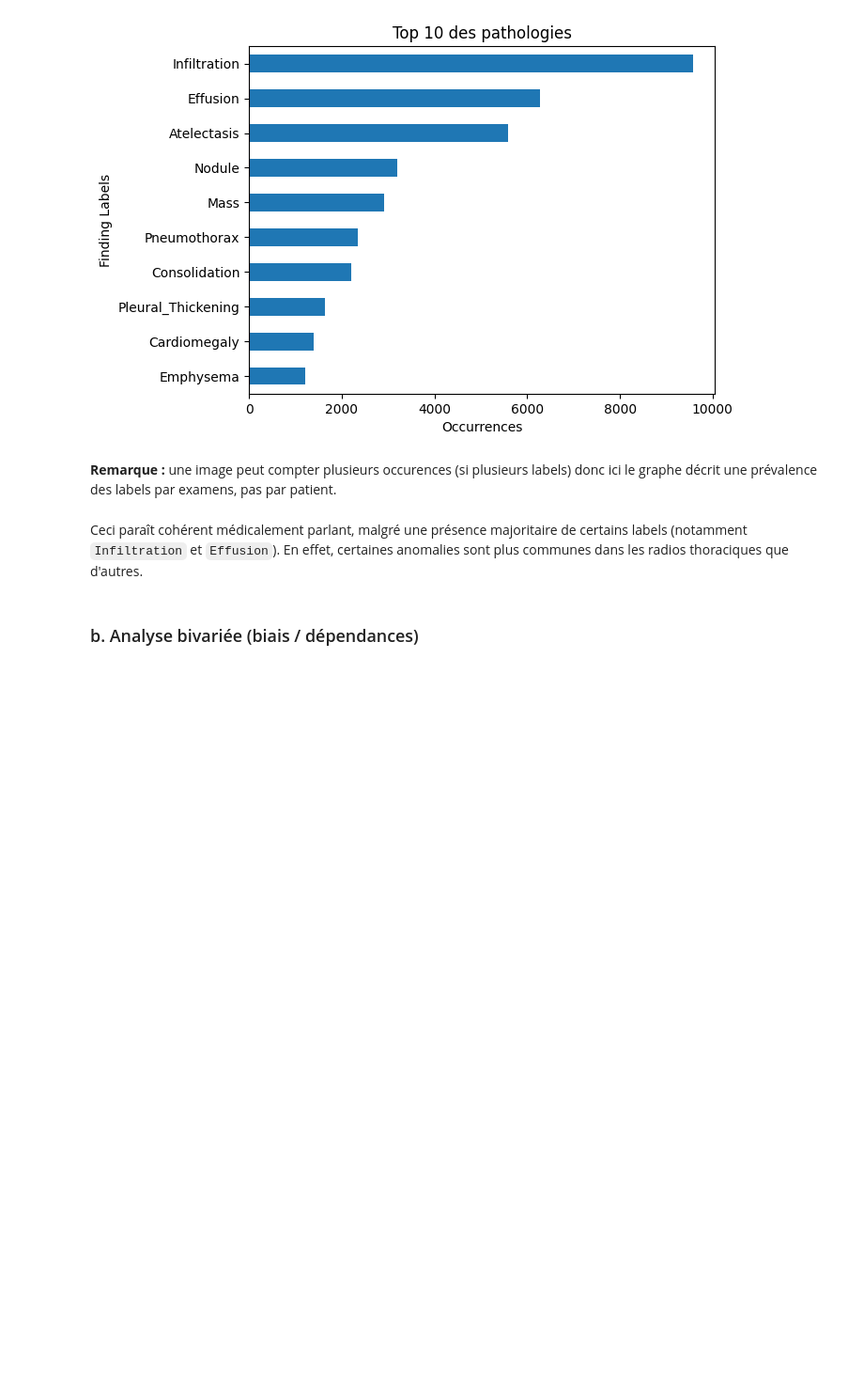
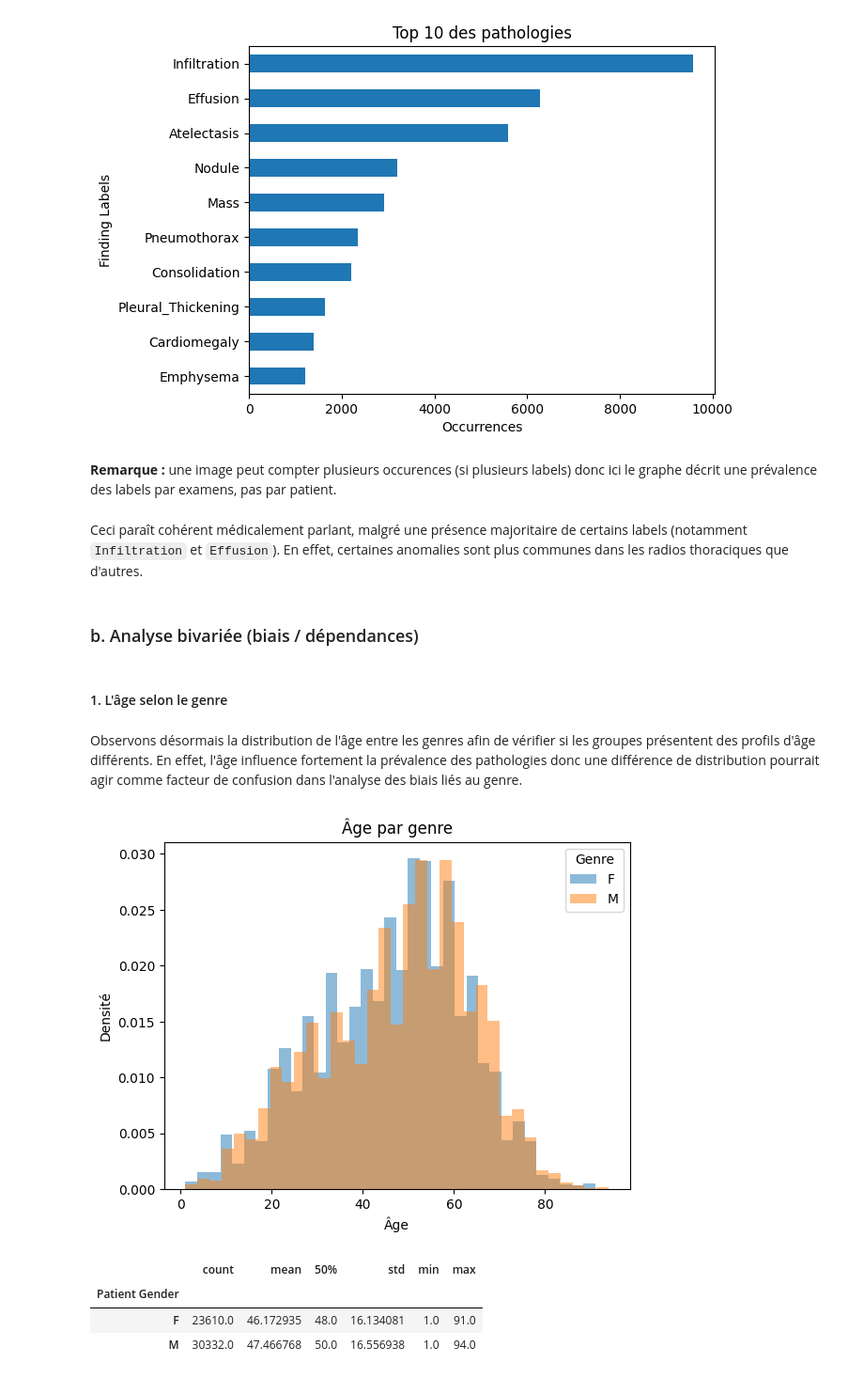
Before and after one commit to EagleForce14/Fairness, a Jupyter notebook: Mi-Projet/Mi-Projet-BRION.ipynb, the cells around one changed output. Shown at 94% size. Drawn from its saved outputs; the diff is of its cells as text; code cells hidden in the pictures; blank space fills up the shorter version.

```diff
--- a/Mi-Projet/Mi-Projet-BRION.ipynb
+++ b/Mi-Projet/Mi-Projet-BRION.ipynb
@@ -344,3 +363,24 @@ plt.show()
 Ceci paraît cohérent médicalement parlant, malgré une présence majoritaire de certains labels (notamment `Infiltration` et `Effusion`). En effet, certaines anomalies sont plus communes dans les radios thoraciques que d'autres.
 # %% [markdown]
 ### b. Analyse bivariée (biais / dépendances)
+# %% [markdown]
+#### 1. L'âge selon le genre
+# %% [markdown]
+Observons désormais la distribution de l'âge entre les genres afin de vérifier si les groupes présentent des profils d'âge différents. En effet, l'âge influence fortement la prévalence des pathologies donc une différence de distribution pourrait agir comme facteur de confusion dans l'analyse des biais liés au genre.
+# %%
+plt.figure()
+for g, sub in df.groupby("Patient Gender"):
+    plt.hist(sub["Patient Age"], bins=35, alpha=0.5, density=True, label=g)
+plt.title("Âge par genre")
+plt.xlabel("Âge")
+plt.ylabel("Densité")
+plt.legend(title="Genre")
+plt.show()
+
+df.groupby("Patient Gender")["Patient Age"].describe()[["count","mean","50%","std","min","max"]]
+# %% [output]
+[figure, added]
+|  | count | mean | 50% | std | min | max |
+| Patient Gender |  |  |  |  |  |  |
+| F | 23610.0 | 46.172935 | 48.0 | 16.134081 | 1.0 | 91.0 |
+| M | 30332.0 | 47.466768 | 50.0 | 16.556938 | 1.0 | 94.0 |
```
Also changed, not shown: parts of 30 cells of this notebook.
